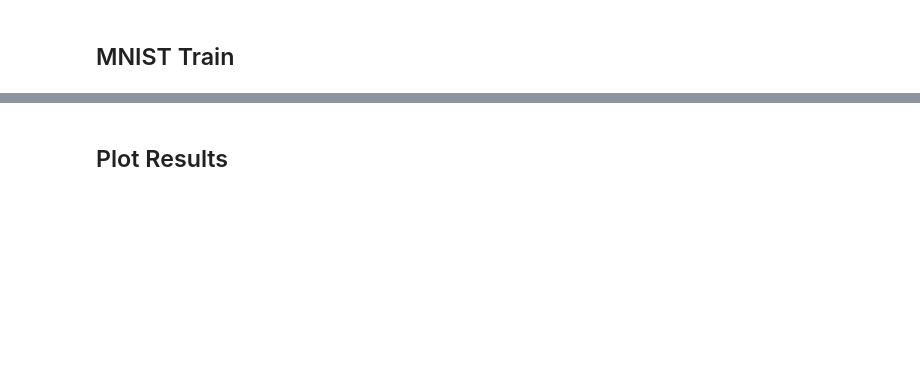
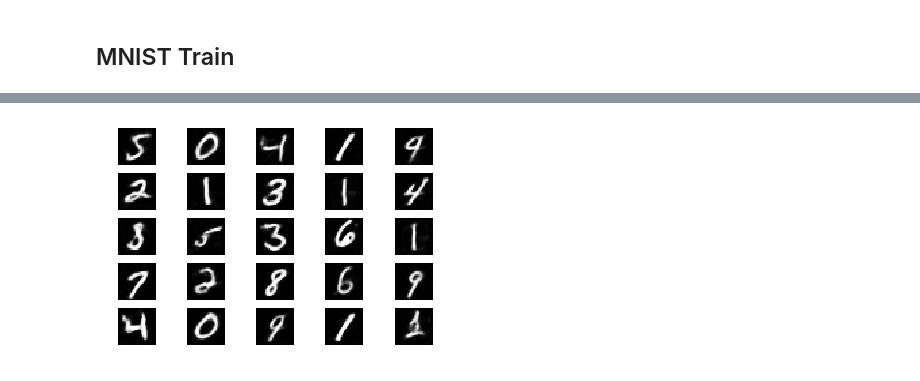
Before and after one commit to 5agado/data-science-learning, a Jupyter notebook: deep learning/Autoencoders.ipynb, the cells around one changed output, grey strips where cells are left out. Saved outputs shown, nothing was run; the diff lists cells and outputs as text; code cells hidden in the pictures; blank space fills up the shorter version.

```diff
--- a/deep learning/Autoencoders.ipynb
+++ b/deep learning/Autoencoders.ipynb
@@ -307,5 +385,9 @@ print(y_train.shape)
+# %%
+vae = get_vae_model(img_shape, latent_dim=latent_dim, init_filters=128, batch_size=batch_size)
+decoder = vae.layers[3]
+encoder = vae.layers[1]
 # %%
-epochs = 1
+epochs = 50
 # %%
 vae.fit(X_train, X_train,
         shuffle=True,
@@ -321,7 +414,0 @@ print(len(imgs_filepath))
-# %%
-# load subset of images and normalize
-X_train = image_processing.load_data(imgs_filepath[:300],
-                                 img_size=img_shape[:2])
-X_train = X_train[len(X_train)%batch_size:]
-X_train = X_train.astype('float32')/255
-print(X_train.shape)
@@ -330,14 +415,9 @@ epochs = 20
-# %%
-vae.fit(X_train, X_train,
-        shuffle=True,
-        epochs=epochs,
-        batch_size=batch_size)
-# %% [markdown]
-## Plot Results
 # %%
 # plot VAE results
-plot_sample_imgs(lambda x: vae.predict(X_train[:32]),
-                 img_shape=img_shape,
-                plot_side=2)
+plot_sample_imgs(lambda x: vae.predict(X_train[:batch_size]),
+                 img_shape=img_shape[:-1],
+                 plot_side=5)
+# %% [output]
+[figure, added]
 # %%
 # plot decoder results
```
Also changed, not shown: parts of 52 cells of this notebook, 1 other file.
